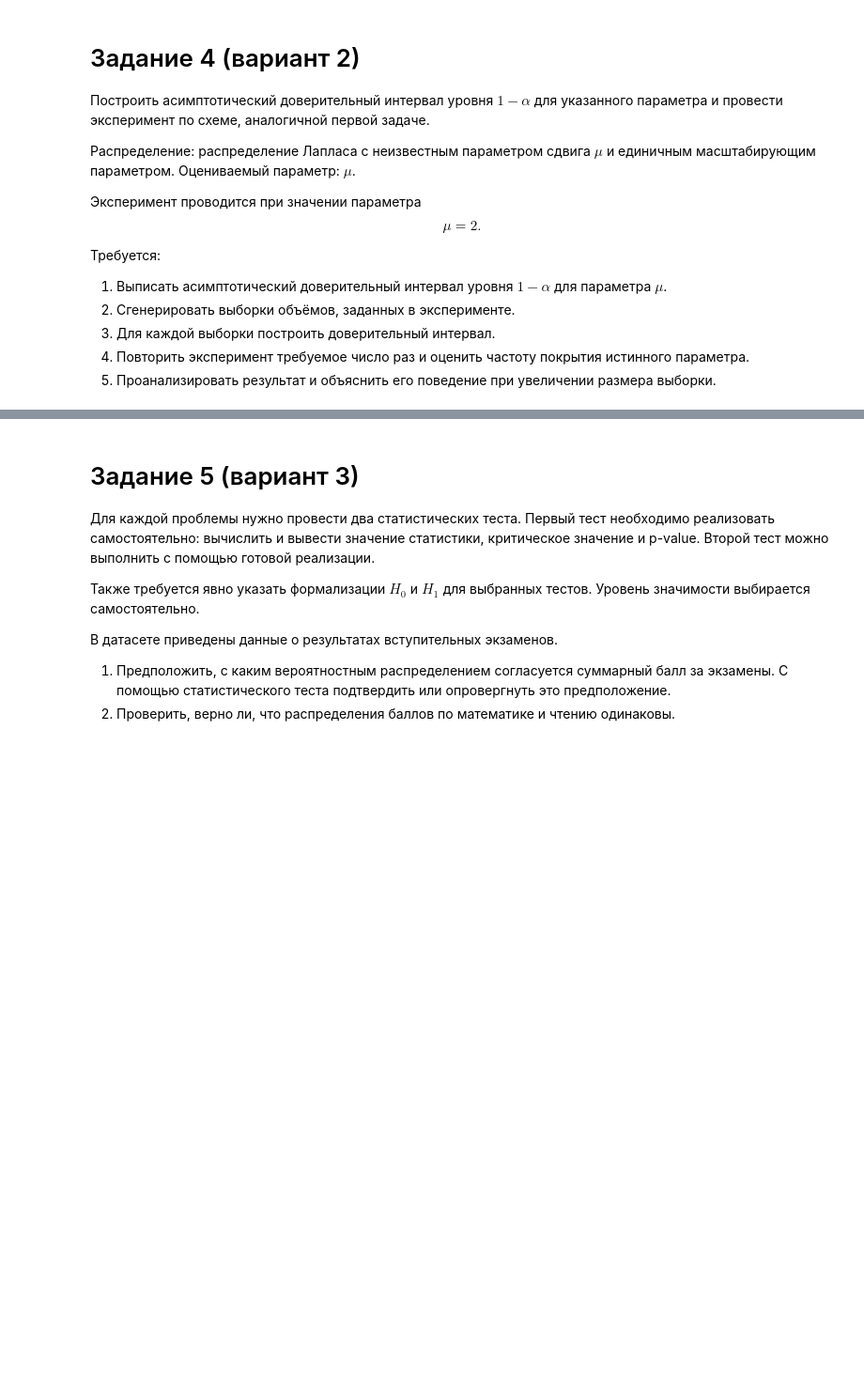
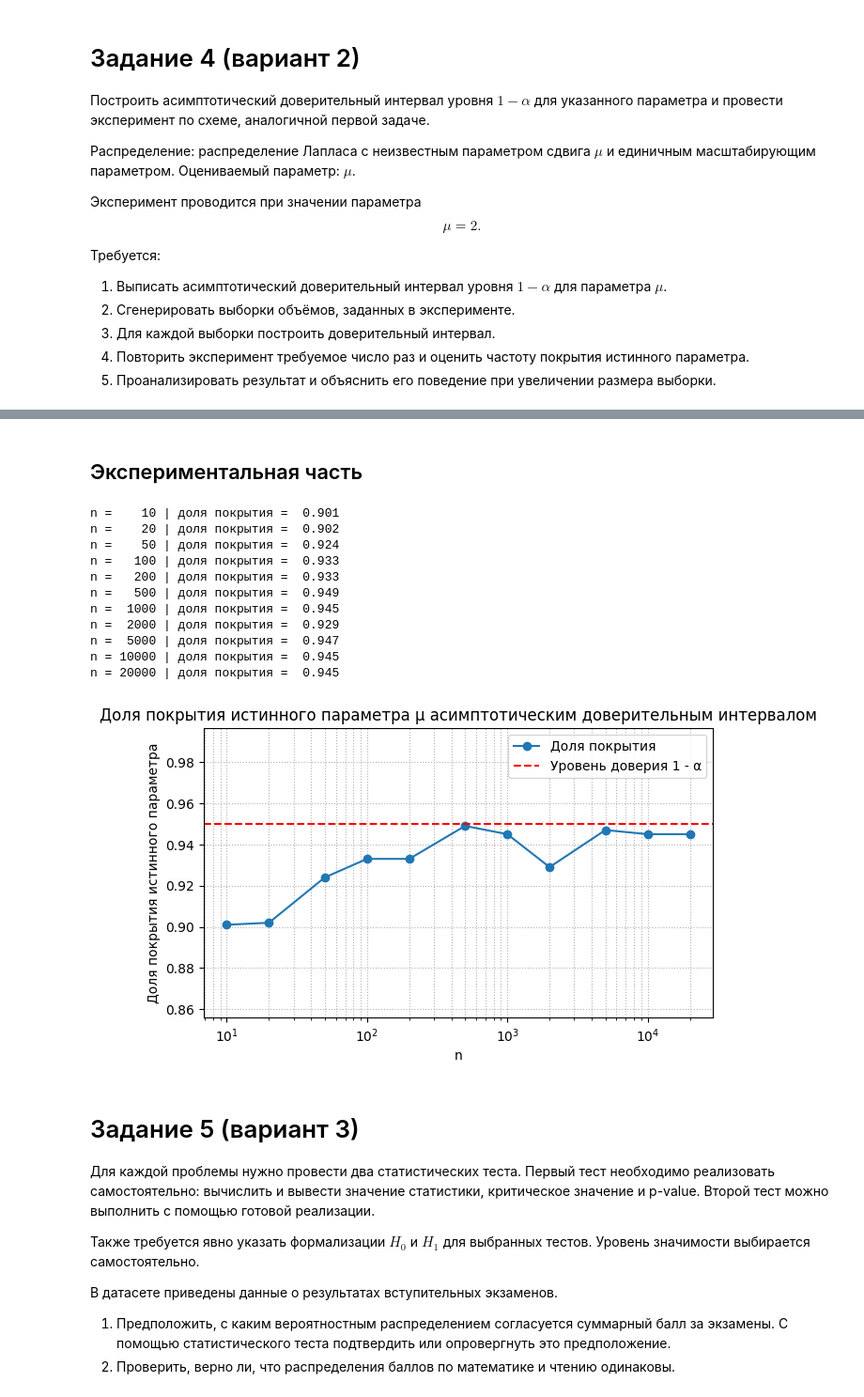
Before and after one commit to vorandpav/TVIPS, a Jupyter notebook: Lab2/2_Shakina_Vorobev_J3211.ipynb, the cells around one changed output, grey strips where cells are left out. Shown: that part at 94% size. Saved outputs shown, nothing was run; the diff lists cells and outputs as text; code cells hidden in the pictures; blank space fills up the shorter version.

```diff
--- a/Lab2/2_Shakina_Vorobev_J3211.ipynb
+++ b/Lab2/2_Shakina_Vorobev_J3211.ipynb
@@ -1241,3 +1246,61 @@ $$
+# %% [markdown]
+## Экспериментальная часть
+# %%
+alpha = 0.05
+mu_true = 2.0
+n_values = np.array([10, 20, 50, 100, 200, 500, 1000, 2000, 5000, 10000, 20000])
+m = 1000
+
+
+def coverage_laplace(n, trials, rng):
+    z_low = norm.ppf(alpha / 2)
+    z_high = norm.ppf(1 - alpha / 2)
+    hits = 0
+    for _ in range(trials):
+        sample = rng.laplace(loc=mu_true, scale=1.0, size=n)
+        median = np.median(sample)
+        ci_lower = median - z_high / np.sqrt(n)
+        ci_upper = median - z_low / np.sqrt(n)
+        if ci_lower <= mu_true <= ci_upper:
+            hits += 1
+    return hits / trials
+
+
+rng = np.random.default_rng()
+
+coverages = []
+for n in n_values:
+    cov = coverage_laplace(n, m, rng)
+    coverages.append(cov)
+
+coverages = np.array(coverages)
+for n, cov in zip(n_values, coverages):
+    print(f"n = {n:5d} | доля покрытия = {cov: .3f}")
+
+plt.figure(figsize=(7, 4))
+plt.plot(n_values, coverages, marker="o", label="Доля покрытия")
+plt.axhline(1 - alpha, color="red", linestyle="--", label="Уровень доверия 1 - α")
+plt.xlabel("n")
+plt.ylabel("Доля покрытия истинного параметра")
+plt.title("Доля покрытия истинного параметра μ асимптотическим доверительным интервалом")
+plt.xscale("log")
+plt.ylim(coverages.min() * 0.95, coverages.max() * 1.05)
+plt.legend()
+plt.grid(True, which="both", linestyle=":")
+plt.show()
+# %% [output]
+n =    10 | доля покрытия =  0.901
+n =    20 | доля покрытия =  0.902
+n =    50 | доля покрытия =  0.924
+n =   100 | доля покрытия =  0.933
+n =   200 | доля покрытия =  0.933
+n =   500 | доля покрытия =  0.949
+n =  1000 | доля покрытия =  0.945
+n =  2000 | доля покрытия =  0.929
+n =  5000 | доля покрытия =  0.947
+n = 10000 | доля покрытия =  0.945
+n = 20000 | доля покрытия =  0.945
+[figure, added]
 # %% [markdown]
 # Задание 5 (вариант 3)
 
```
Also changed, not shown: parts of 48 cells of this notebook, 1 other file.
